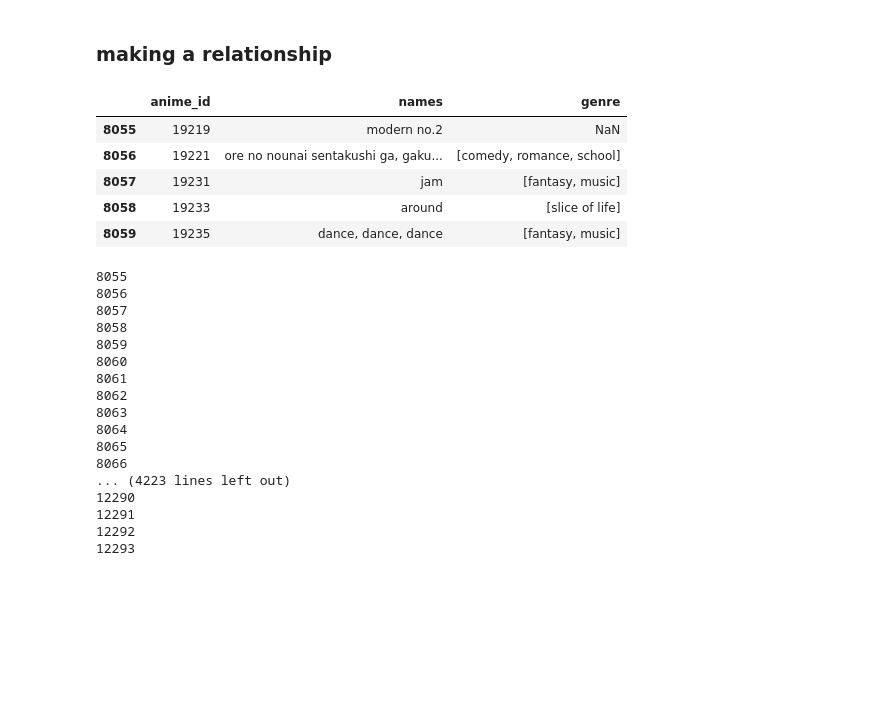
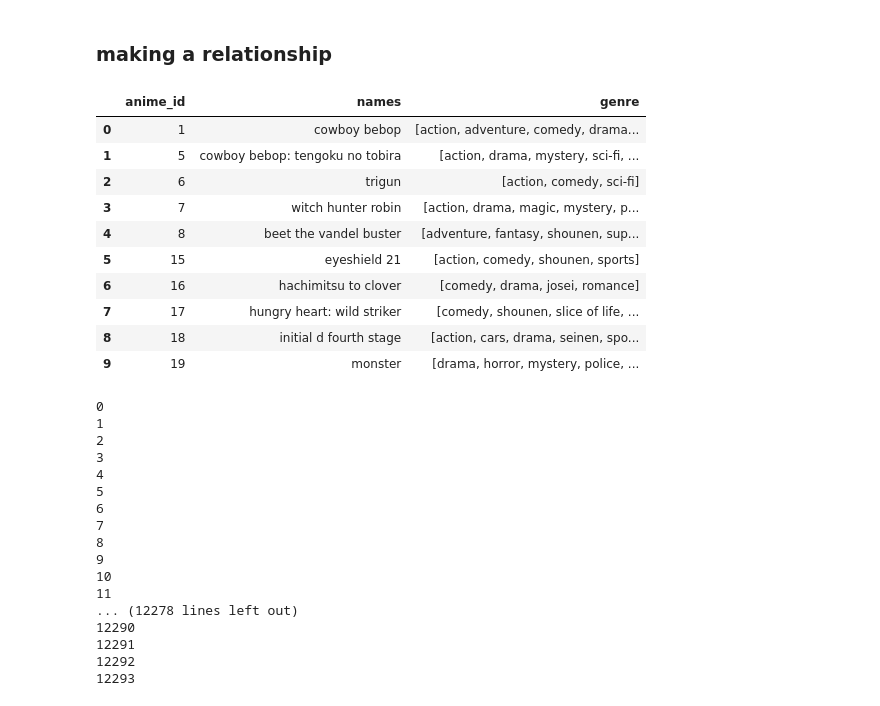
Before and after one commit to Ai-Sukmoren/chatbot, a Jupyter notebook: Ingest.ipynb, the cells around one changed output. Drawn from its saved outputs; the diff is of its cells as text; code cells hidden in the pictures; blank space fills up the shorter version.

```diff
--- a/Ingest.ipynb
+++ b/Ingest.ipynb
@@ -54,6 +47,3 @@ df.head(5)
 | 2 | 28977 | Gintama° | Action, Comedy, Historical, Parod... | TV | 51 | 9.25 | 114262 |
 | 3 | 9253 | Steins;Gate | Sci-Fi, Thriller | TV | 24 | 9.17 | 673572 |
 | 4 | 9969 | Gintama&#039; | Action, Comedy, Historical, Parod... | TV | 51 | 9.16 | 151266 |
-# %%
-from pandasai import SmartDataframe
-df = SmartDataframe(df, config={"llm": llm})
@@ -62,2 +49,0 @@ LLMNotFoundError: LLM is required
-# %%
-df = SmartDataframe(df,config=llm)
@@ -233,16 +224,21 @@ load_genre_nodes(unique_genres_df)
 # %%
 # Assuming df is your original DataFrame and selected_columns_df has already been defined:
 selected_columns_df = df[['anime_id', 'names', 'genre']]
-selected_columns_df = selected_columns_df.iloc[8055:]
+# selected_columns_df = selected_columns_df.iloc[8055:]
 # %%
-selected_columns_df.head()
+selected_columns_df.head(10)
 # %% [output]
 |  | anime_id | names | genre |
-| 8055 | 19219 | modern no.2 | NaN |
-| 8056 | 19221 | ore no nounai sentakushi ga, gaku... | [comedy, romance, school] |
-| 8057 | 19231 | jam | [fantasy, music] |
-| 8058 | 19233 | around | [slice of life] |
-| 8059 | 19235 | dance, dance, dance | [fantasy, music] |
+| 0 | 1 | cowboy bebop | [action, adventure, comedy, drama... |
+| 1 | 5 | cowboy bebop: tengoku no tobira | [action, drama, mystery, sci-fi, ... |
+| 2 | 6 | trigun | [action, comedy, sci-fi] |
+| 3 | 7 | witch hunter robin | [action, drama, magic, mystery, p... |
+| 4 | 8 | beet the vandel buster | [adventure, fantasy, shounen, sup... |
+| 5 | 15 | eyeshield 21 | [action, comedy, shounen, sports] |
+| 6 | 16 | hachimitsu to clover | [comedy, drama, josei, romance] |
+| 7 | 17 | hungry heart: wild striker | [comedy, shounen, slice of life, ... |
+| 8 | 18 | initial d fourth stage | [action, cars, drama, seinen, spo... |
+| 9 | 19 | monster | [drama, horror, mystery, police, ... |
 # %%
 def load_anime_genre_relationships(df):
     # Connect to the Neo4j database
@@ -276,19 +272,19 @@ def load_anime_genre_relationships(df):
 # %%
 load_anime_genre_relationships(selected_columns_df)
 # %% [output]
-8055
-8056
-8057
-8058
-8059
-8060
-8061
-8062
-8063
-8064
-8065
-8066
-... (4223 lines left out)
+0
+1
+2
+3
+4
+5
+6
+7
+8
+9
+10
+11
+... (12278 lines left out)
 12290
 12291
 12292
```
Also changed, not shown: parts of 15 cells of this notebook, 3 other files.
